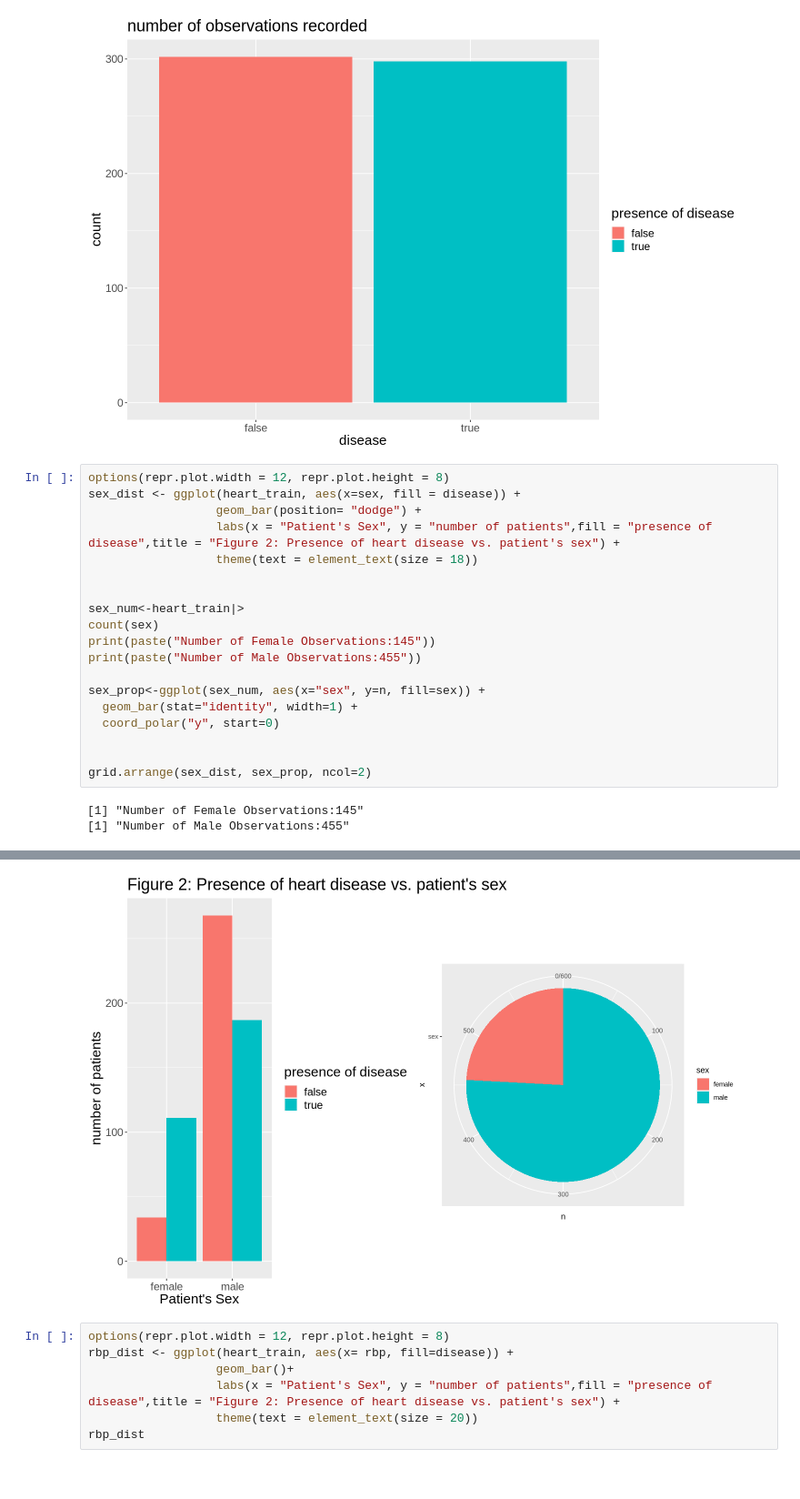
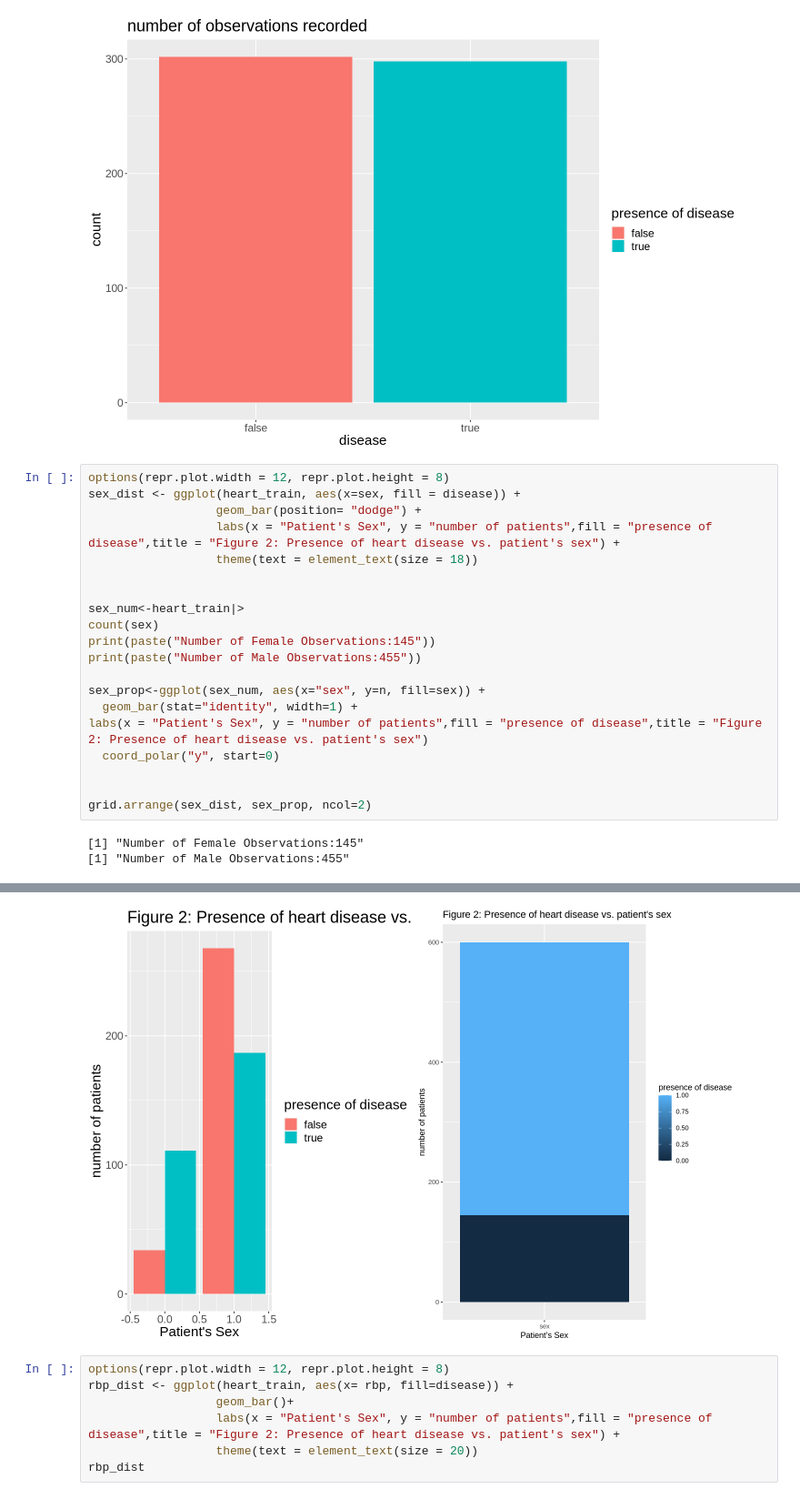
Before and after one commit to ciaraaf/dsci_grp_156, a Jupyter notebook: heart2.ipynb, the cells around one changed output, grey strips where cells are left out. Shown: that part at 91% size. Cells and saved outputs as stored; diff of their text form.

```diff
--- a/heart2.ipynb
+++ b/heart2.ipynb
@@ -381,6 +381,7 @@ print(paste("Number of Male Observations:455"))
 
 sex_prop<-ggplot(sex_num, aes(x="sex", y=n, fill=sex)) +
   geom_bar(stat="identity", width=1) +
+labs(x = "Patient's Sex", y = "number of patients",fill = "presence of disease",title = "Figure 2: Presence of heart disease vs. patient's sex")
   coord_polar("y", start=0)
 
 
@@ -391,4 +409,4 @@ grid.arrange(sex_dist, sex_prop, ncol=2)
-[figure, old version]
+[figure, new version]
 # %%
 options(repr.plot.width = 12, repr.plot.height = 8)
 rbp_dist <- ggplot(heart_train, aes(x= rbp, fill=disease)) +
```
Also changed, not shown: parts of 6 cells of this notebook.
